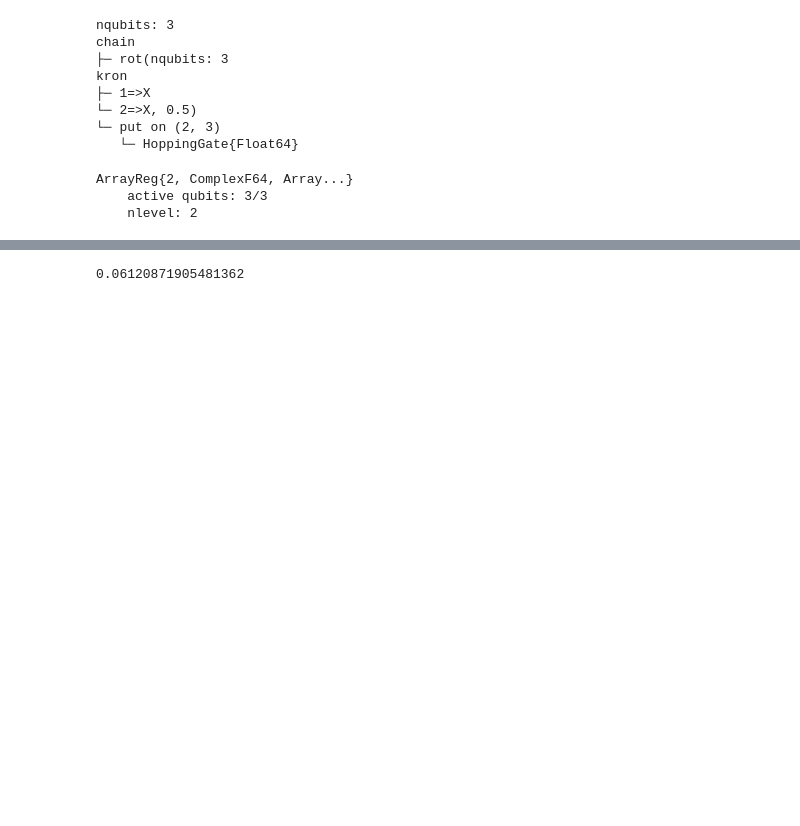
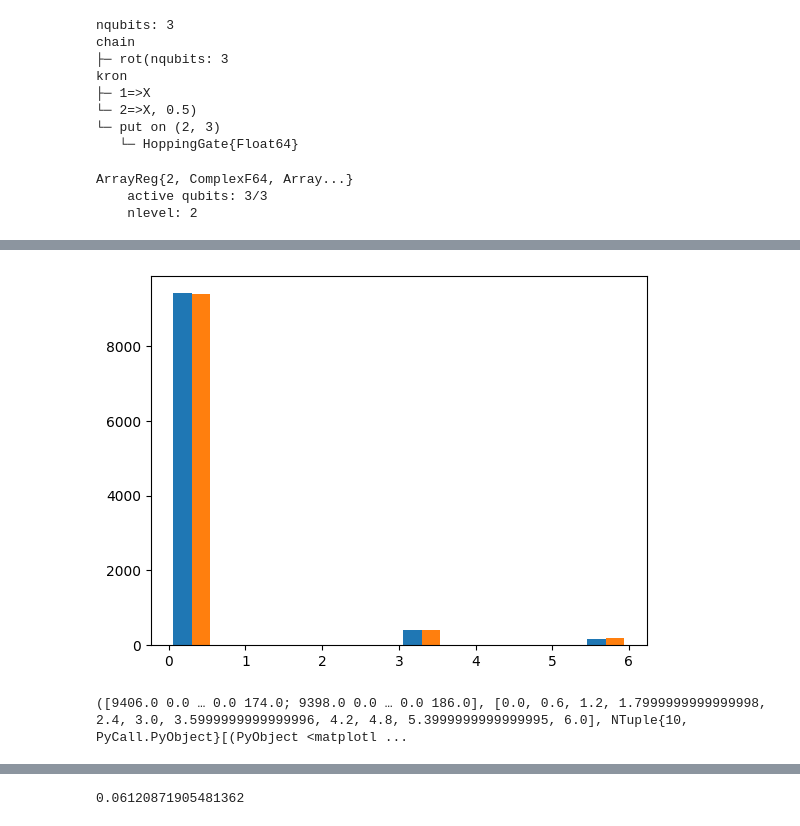
Before and after one commit to QuantumBFS/FLOYao.jl, a Jupyter notebook: README.ipynb, the cells around one changed output, grey strips where cells are left out. Drawn from its saved outputs; the diff is of its cells as text; code cells hidden in the pictures; blank space fills up the shorter version.

```diff
--- a/README.ipynb
+++ b/README.ipynb
@@ -528,3 +658,13 @@ ArrayReg{2, ComplexF64, Array...}
+# %%
+mshots = measure(mreg, [2,1,3], nshots=10000);
+#mshots = [sample(mreg) for _ in 1:10000];
+# %%
+ashots = measure(areg,  [2,1,3], nshots=10000);
+# %%
+hist([ashots, mshots])
+# %% [output]
+[figure, added]
+([9406.0 0.0 … 0.0 174.0; 9398.0 0.0 … 0.0 186.0], [0.0, 0.6, 1.2, 1.7999999999999998, 2.4, 3.0, 3.5999999999999996, 4.2, 4.8, 5.3999999999999995, 6.0], NTuple{10, PyCall.PyObject}[(PyObject <matplotl ...
 # %%
 M = covariance_matrix(mreg)
 # %% [output]
```
Also changed, not shown: parts of 30 cells of this notebook.
